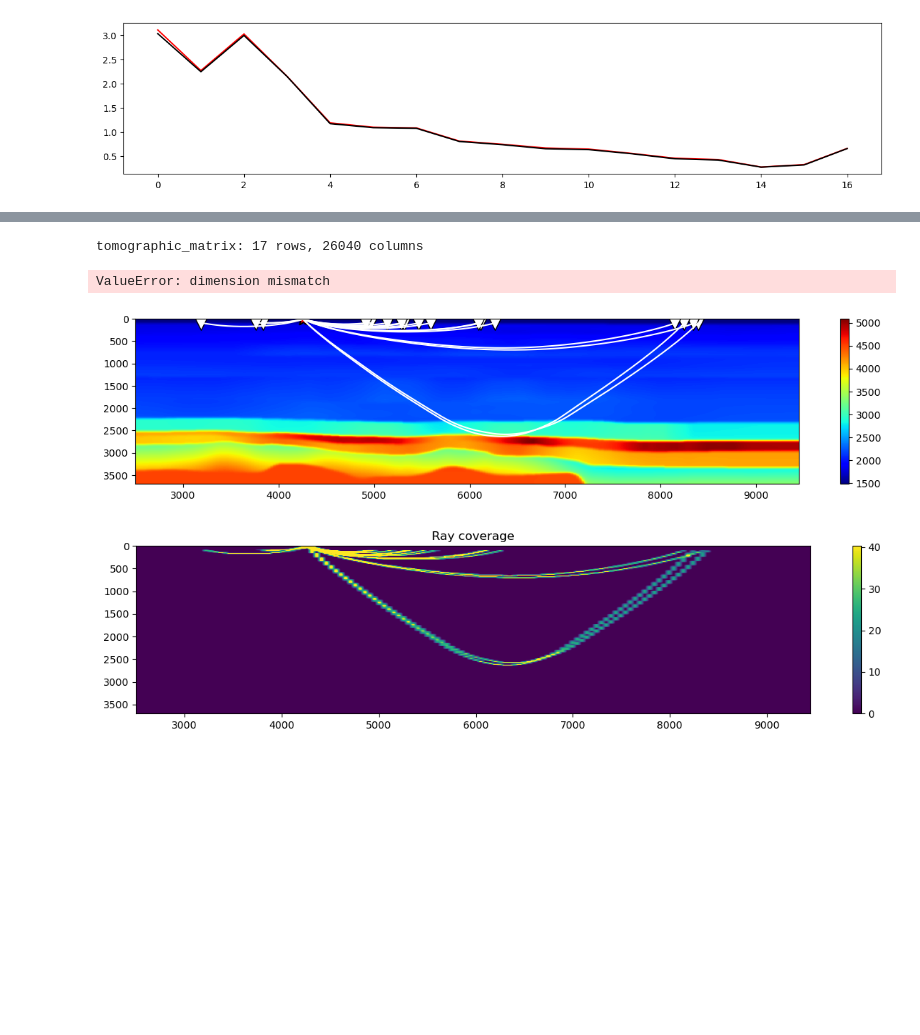
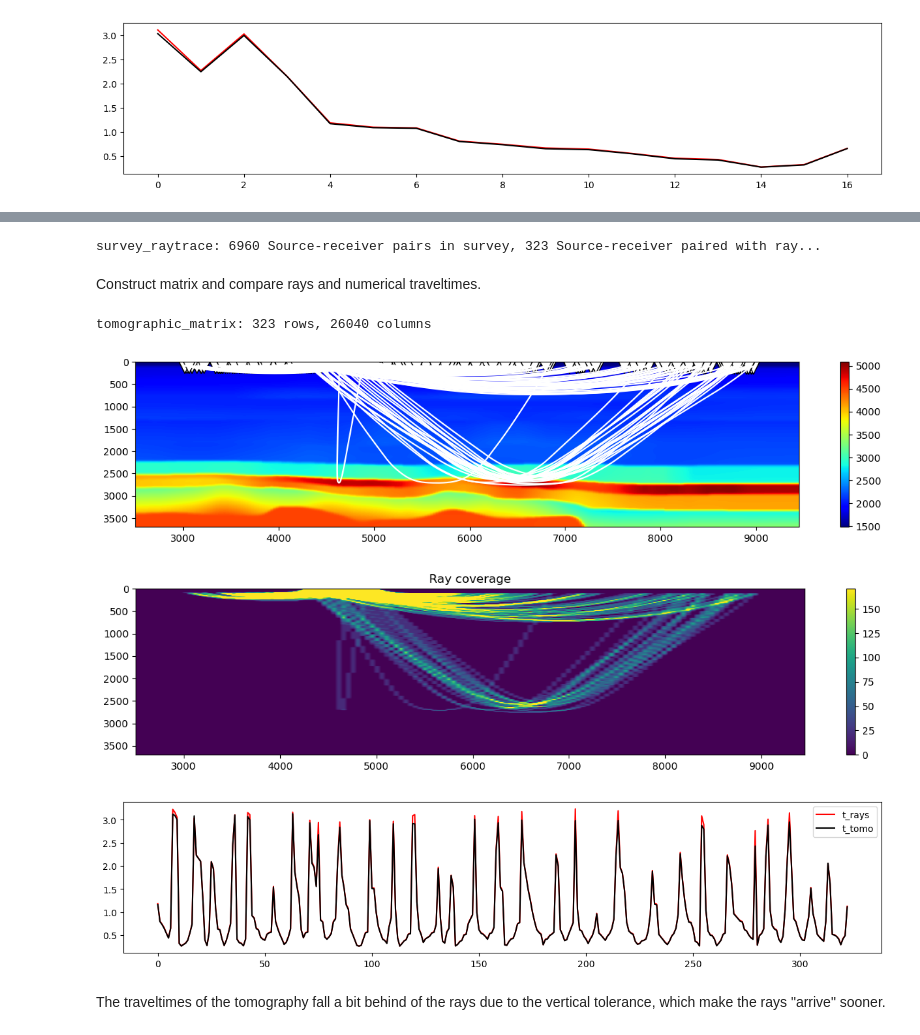
Before and after one commit to Amnah2020/RefrTomo, a Jupyter notebook: notebooks/Rayshooting_Volve.ipynb, the cells around one changed output, grey strips where cells are left out. Saved outputs shown, nothing was run; the diff lists cells and outputs as text; code cells hidden in the pictures; blank space fills up the shorter version.

```diff
--- a/notebooks/Rayshooting_Volve.ipynb
+++ b/notebooks/Rayshooting_Volve.ipynb
@@ -321,28 +333,35 @@ plt.plot(tobs_R, 'k');
 # %%
-# all rays
-R = []
-Rcove = np.zeros(nx*nz)
-for iray, ray in enumerate(initsurvey):
-    try:
-        R_ = [raytrace_straight(ray.ray[i], ray.ray[i+1], dx, dz, 0., 0., nx, nz, xvel_local, z)[0]
-             for i in range(ray.ray.shape[0]-1)]
-    except Exception as e:
-        print(f" Ray # {iray} An error occurred:", str(e))
-    R.append(np.sum(R_, axis=0))
-    Rcove = Rcove + np.sum(R_, axis=0)
-R = np.vstack(R)
+# Lenght and steps of rays
+lmax = 20000
+nl = 20000
+
+# Choose angles to shoot rays, considering the size of the vel. model
+thetas = np.hstack([np.arange(-70, -0.2, 0.2), np.arange(0.2, 70, 0.2)])
+
+# Find rays that arrive to the receivers
+initsurvey = survey_raytrace(survey, vel_init.T, xvel_local, z,\
+     lmax, nl, thetas, dzout=5., ray_rec_mindistance=5., debug=True)
+# %% [output]
+survey_raytrace: 6960 Source-receiver pairs in survey, 323 Source-receiver paired with ray...
+# %% [markdown]
+Construct matrix and compare rays and numerical traveltimes.
 # %%
-R = tomographic_matrix(initsurvey, dx, dz, 0, 0, nx, nz, xvel_local, z,
+# Tomographic matrix
+R = tomographic_matrix(initsurvey, dx, dz, xvel_local[0], z[0], nx, nz, xvel_local, z,
                        debug=True, plotflag=True, vel=vmod2d, figsize=(15, 3))
 
 tobs = extract_tobs(initsurvey)
-tobs_R = R @ (1/vmod2d.ravel())
+tobs_R = R @ (1/vel_init.ravel())
 
 plt.figure(figsize=(15, 3))
-plt.plot(tobs, 'r')
-plt.plot(tobs_R, 'k');
+plt.plot(tobs, 'r', label='t_rays')
+plt.plot(tobs_R, 'k', label='t_tomo')
+plt.legend()
+plt.show()
 # %% [output]
-tomographic_matrix: 17 rows, 26040 columns
+tomographic_matrix: 323 rows, 26040 columns
-ValueError: dimension mismatch
-[figure, old version]
+[figure, new version]
-[figure, old version]
+[figure, new version]
+[figure, added]
+# %% [markdown]
+The traveltimes of the tomography fall a bit behind of the rays due to the vertical tolerance, which make the rays "arrive" sooner.
```
Also changed, not shown: parts of 8 cells of this notebook.
